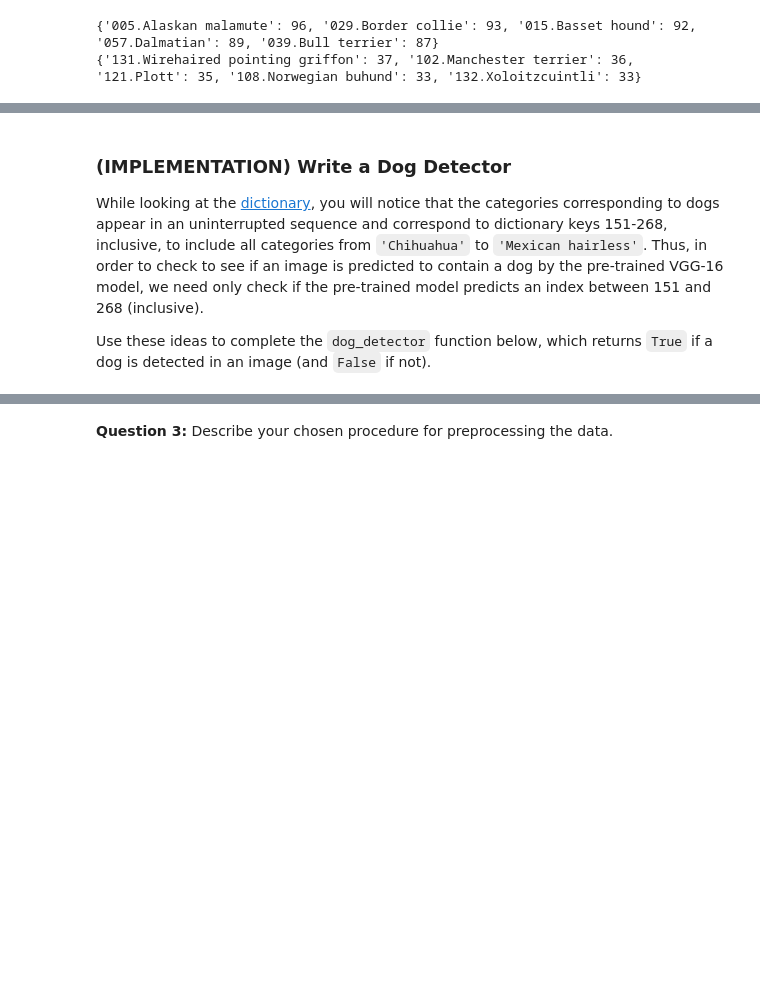
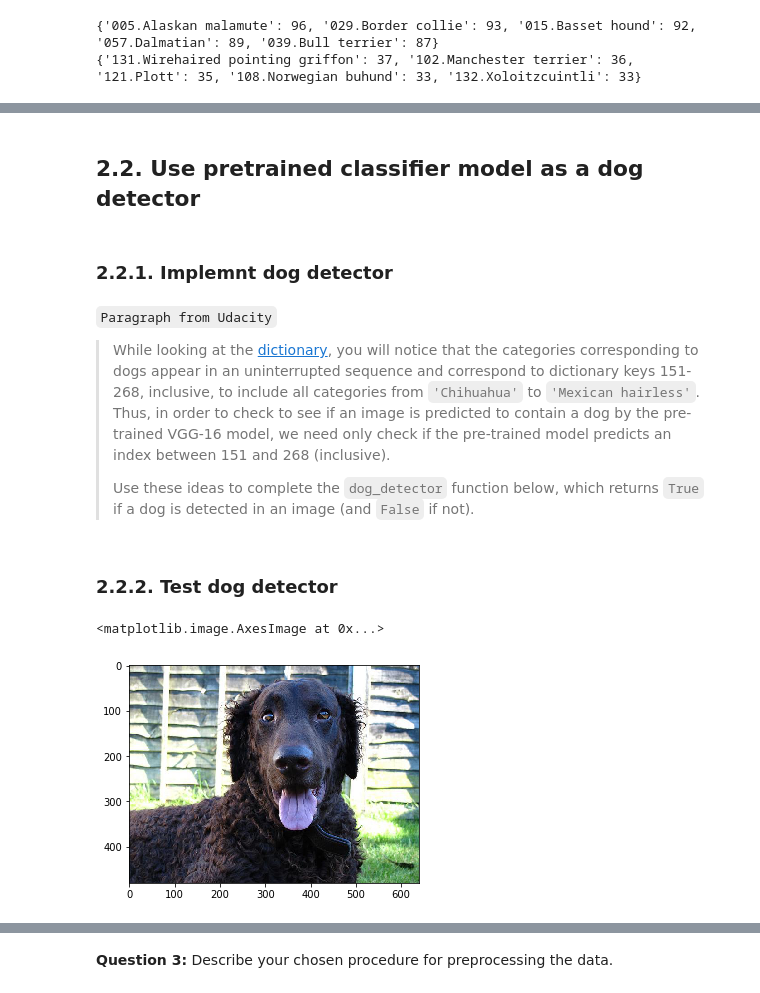
Before and after one commit to seongjaeryu/dog-identification-app, a Jupyter notebook: dog_app_in_refactoring.ipynb, the cells around one changed output, grey strips where cells are left out. Cells and saved outputs as stored; diff of their text form; code cells hidden in the pictures; blank space fills up the shorter version.

```diff
--- a/dog_app_in_refactoring.ipynb
+++ b/dog_app_in_refactoring.ipynb
@@ -552,9 +569,14 @@ VGG16_predict('images/American_water_spaniel_00648.jpg')
+# %% [markdown]
+<a id='2.2.'></a>
+## 2.2. Use pretrained classifier model as a dog detector
+# %% [markdown]
+<a id='2.2.1'></a>
+### 2.2.1. Implemnt dog detector
 # %% [markdown]
-### (IMPLEMENTATION) Write a Dog Detector
-
-While looking at the [dictionary](https://gist.github.com/yrevar/942d3a0ac09ec9e5eb3a), you will notice that the categories corresponding to dogs appear in an uninterrupted sequence and correspond to dictionary keys 151-268, inclusive, to include all categories from `'Chihuahua'` to `'Mexican hairless'`.  Thus, in order to check to see if an image is predicted to contain a dog by the pre-trained VGG-16 model, we need only check if the pre-trained model predicts an index between 151 and 268 (inclusive).
-
-Use these ideas to complete the `dog_detector` function below, which returns `True` if a dog is detected in an image (and `False` if not).
+`Paragraph from Udacity`
+> While looking at the [dictionary](https://gist.github.com/yrevar/942d3a0ac09ec9e5eb3a), you will notice that the categories corresponding to dogs appear in an uninterrupted sequence and correspond to dictionary keys 151-268, inclusive, to include all categories from `'Chihuahua'` to `'Mexican hairless'`.  Thus, in order to check to see if an image is predicted to contain a dog by the pre-trained VGG-16 model, we need only check if the pre-trained model predicts an index between 151 and 268 (inclusive).
+>
+> Use these ideas to complete the `dog_detector` function below, which returns `True` if a dog is detected in an image (and `False` if not).
 # %%
 ### returns "True" if a dog is detected in the image stored at img_path
 def dog_detector(img_path):
@@ -563,5 +585,13 @@ def dog_detector(img_path):
 
     is_inclusive = (151 <= index) & (index <= 268) # true/false
     return is_inclusive
+# %% [markdown]
+<a id='2.2.2.'></a>
+### 2.2.2. Test dog detector
+# %%
+plt.imshow(Image.open('images/Curly-coated_retriever_03896.jpg'))
+# %% [output]
+<matplotlib.image.AxesImage at 0x...>
+[figure, added]
 # %%
 dog_detector('images/Curly-coated_retriever_03896.jpg')
```
Also changed, not shown: parts of 122 cells of this notebook.
